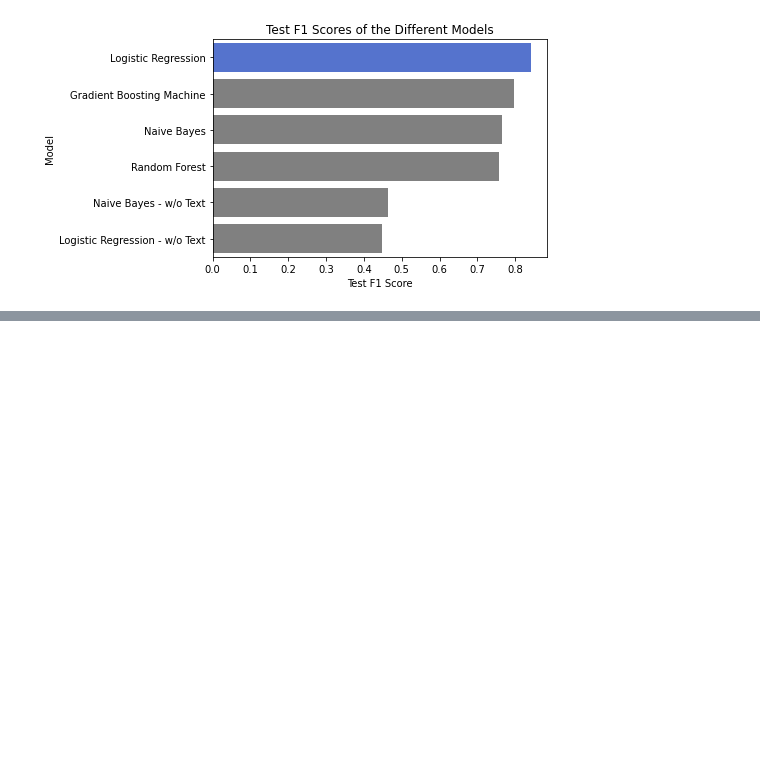
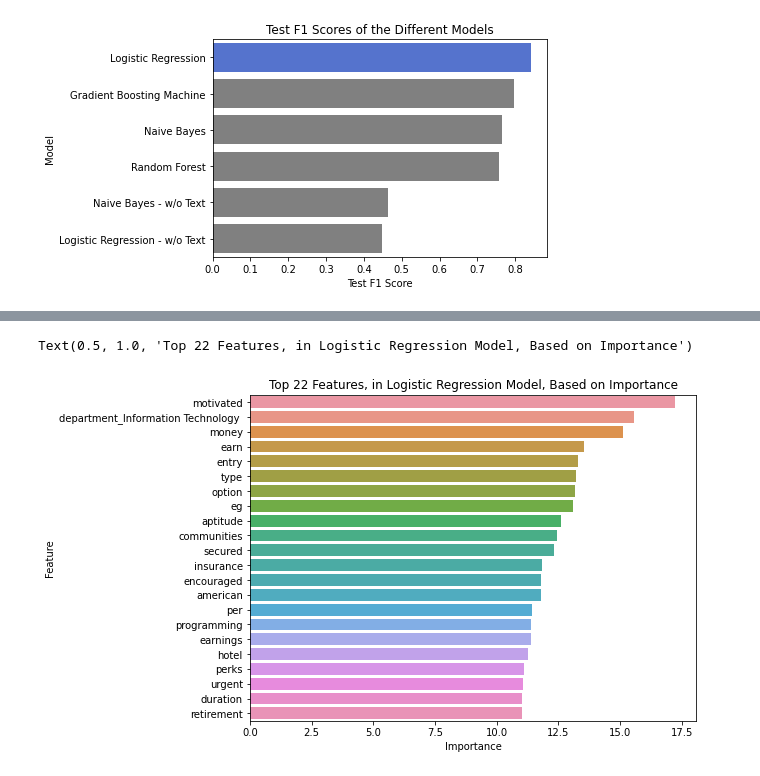
Before and after one commit to ADS-599-Team-2-Capstone/ADS-599-Capstone, a Jupyter notebook: Code Library Folder/Modeling.ipynb, the cells around one changed output, grey strips where cells are left out. Drawn from its saved outputs; the diff is of its cells as text; code cells hidden in the pictures; blank space fills up the shorter version.

Commit message:
Save feature_importance

```diff
--- a/Code Library Folder/Modeling.ipynb
+++ b/Code Library Folder/Modeling.ipynb
@@ -602,3 +602,16 @@ plt.title('Test F1 Scores of the Different Models')
 plt.show()
 # %% [output]
 [figure]
+# %%
+# lr_result = lr_grid_search.fit(X_sm_train, y_sm_train)
+features = X_sm_train.columns
+importance = lr_result.best_estimator_.coef_[0]
+
+feat_imp_lr = pd.DataFrame({'Feature':features,
+                            'Importance':importance}).sort_values('Importance',ascending=False)
+
+#feat_imp_lr.head(25) dropping rows less than 11 importance for ease of plotting
+feat_imp_lr_trim = feat_imp_lr[feat_imp_lr['Importance'] > 11]
+
+print(feat_imp_lr_trim.shape)
+feat_imp_lr_trim.head(10)
@@ -604,0 +646,8 @@ plt.show()
+# %%
+# plotting the features that are important (above 11) or top 22
+plt.figure(figsize=(8,6))
+sns.barplot(x='Importance', y='Feature', data=feat_imp_lr_trim, orient='h')
+plt.title('Top 22 Features, in Logistic Regression Model, Based on Importance')
+# %% [output]
+Text(0.5, 1.0, 'Top 22 Features, in Logistic Regression Model, Based on Importance')
+[figure, added]
```
Also changed, not shown: parts of 3 cells of this notebook.
